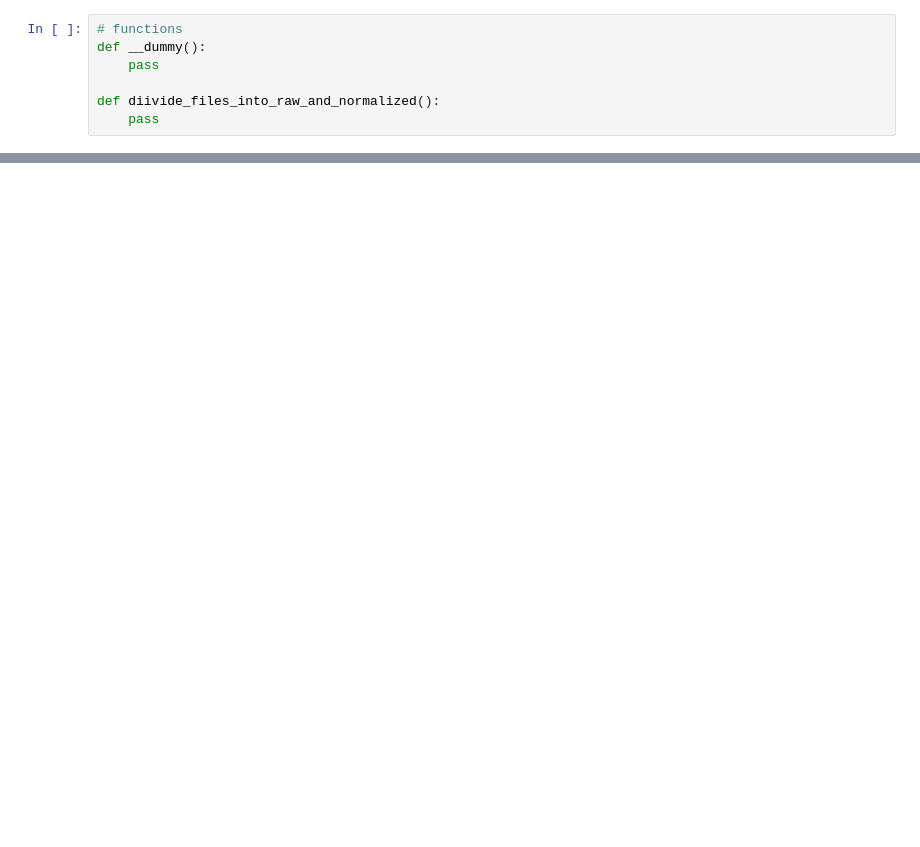
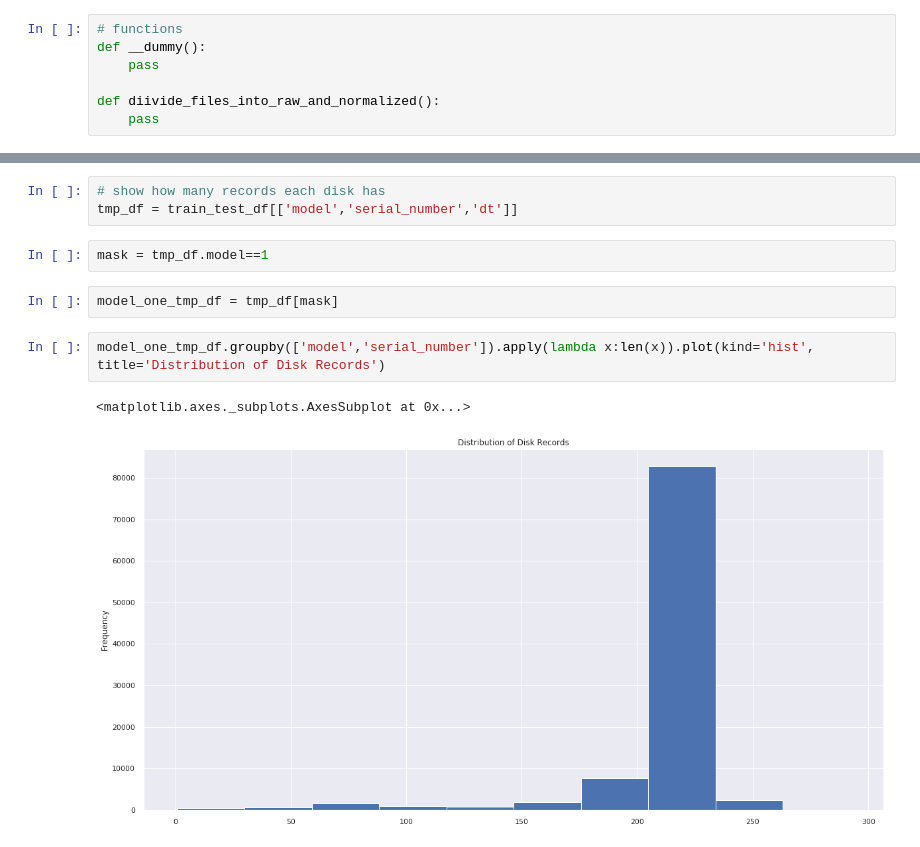
Before and after one commit to DevinWang23/tianchi_ai_ops_2020, a Jupyter notebook: jupyter_notebook/data_analysis.ipynb, the cells around one changed output, grey strips where cells are left out. Saved outputs shown, nothing was run; the diff lists cells and outputs as text; blank space fills up the shorter version.

```diff
--- a/jupyter_notebook/data_analysis.ipynb
+++ b/jupyter_notebook/data_analysis.ipynb
@@ -54,0 +227,12 @@ def diivide_files_into_raw_and_normalized():
+# %%
+# show how many records each disk has
+tmp_df = train_test_df[['model','serial_number','dt']]
+# %%
+mask = tmp_df.model==1
+# %%
+model_one_tmp_df = tmp_df[mask]
+# %%
+model_one_tmp_df.groupby(['model','serial_number']).apply(lambda x:len(x)).plot(kind='hist', title='Distribution of Disk Records')
+# %% [output]
+<matplotlib.axes._subplots.AxesSubplot at 0x...>
+[figure, added]
```
Also changed, not shown: parts of 61 cells of this notebook, 37 other files.
